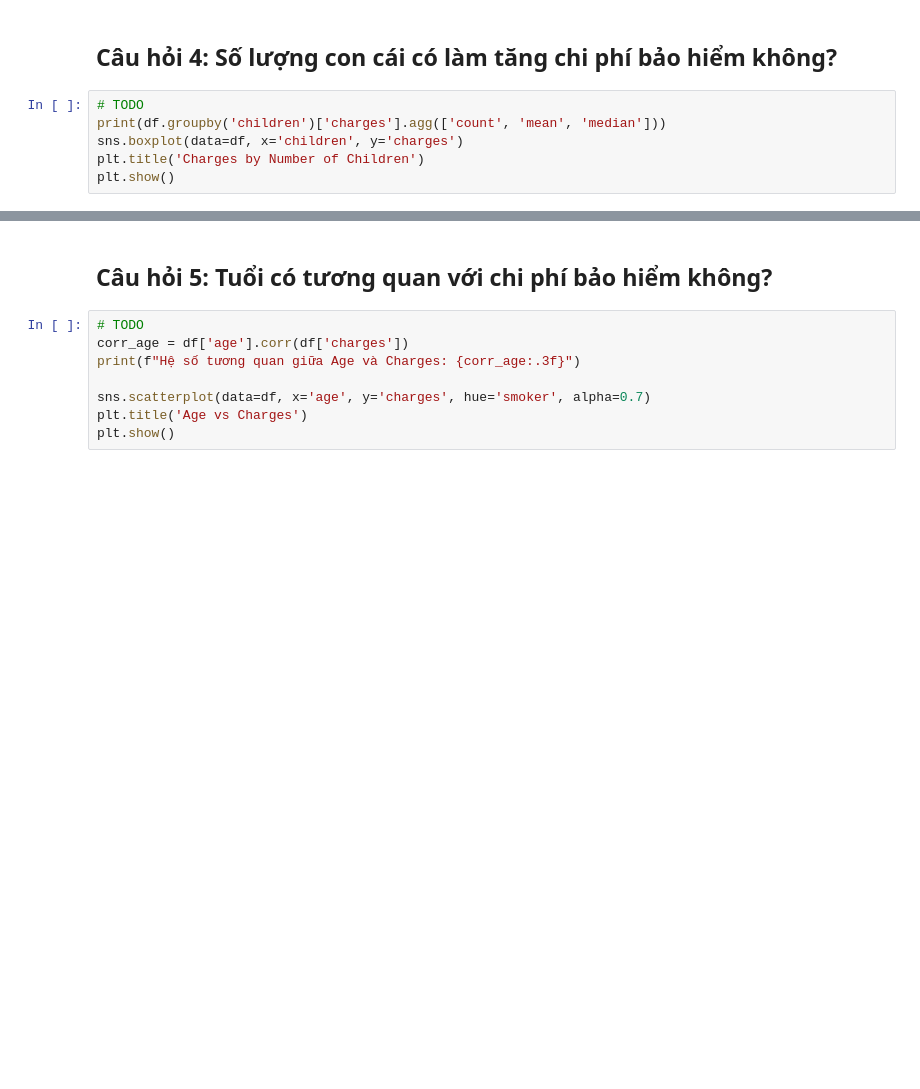
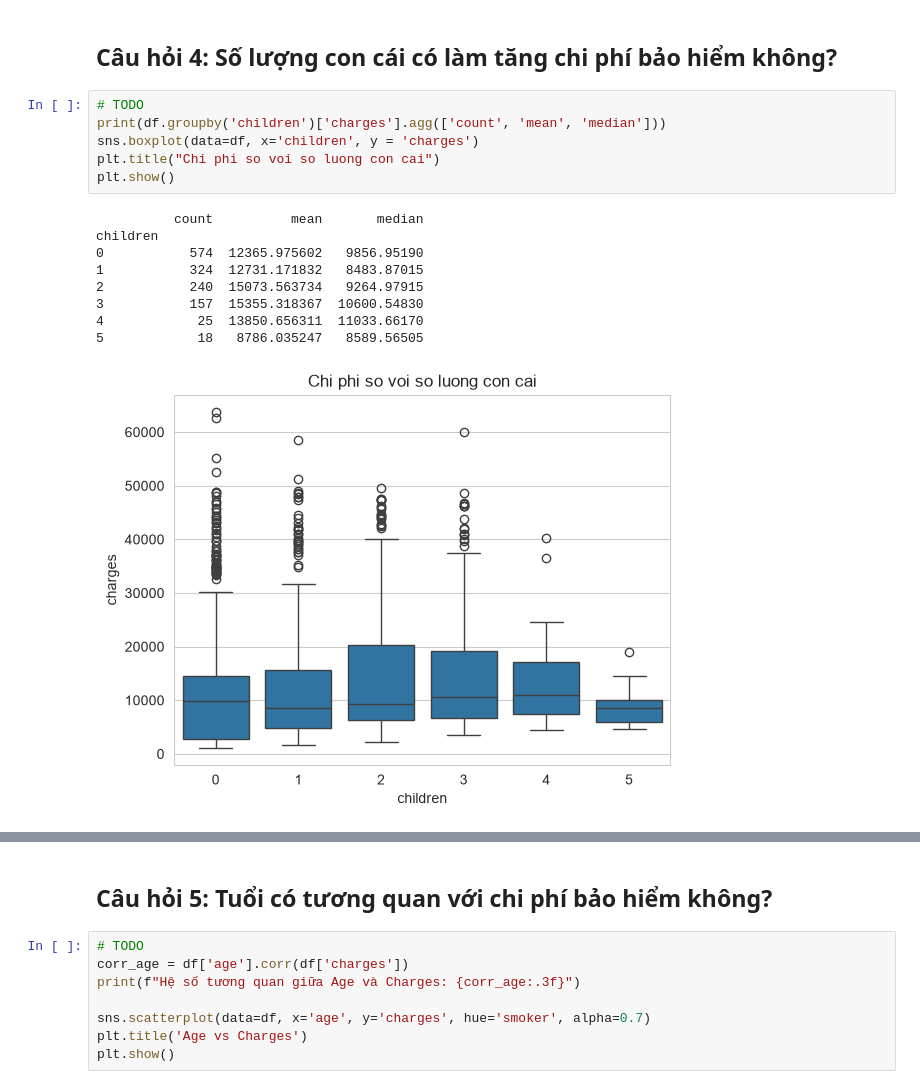
Before and after one commit to khang2112/DA_AI_2026, a Jupyter notebook: Personal/Personal_1/01_Insurance.ipynb, the cells around one changed output, grey strips where cells are left out. Cells and saved outputs as stored; diff of their text form; blank space fills up the shorter version.

```diff
--- a/Personal/Personal_1/01_Insurance.ipynb
+++ b/Personal/Personal_1/01_Insurance.ipynb
@@ -200,6 +259,16 @@ plt.show()
 # %%
 # TODO
 print(df.groupby('children')['charges'].agg(['count', 'mean', 'median']))
-sns.boxplot(data=df, x='children', y='charges')
-plt.title('Charges by Number of Children')
+sns.boxplot(data=df, x='children', y = 'charges')
+plt.title("Chi phi so voi so luong con cai")
 plt.show()
+# %% [output]
+          count          mean       median
+children
+0           574  12365.975602   9856.95190
+1           324  12731.171832   8483.87015
+2           240  15073.563734   9264.97915
+3           157  15355.318367  10600.54830
+4            25  13850.656311  11033.66170
+5            18   8786.035247   8589.56505
+[figure, added]
```
Also changed, not shown: parts of 10 cells of this notebook, 1 other file.
